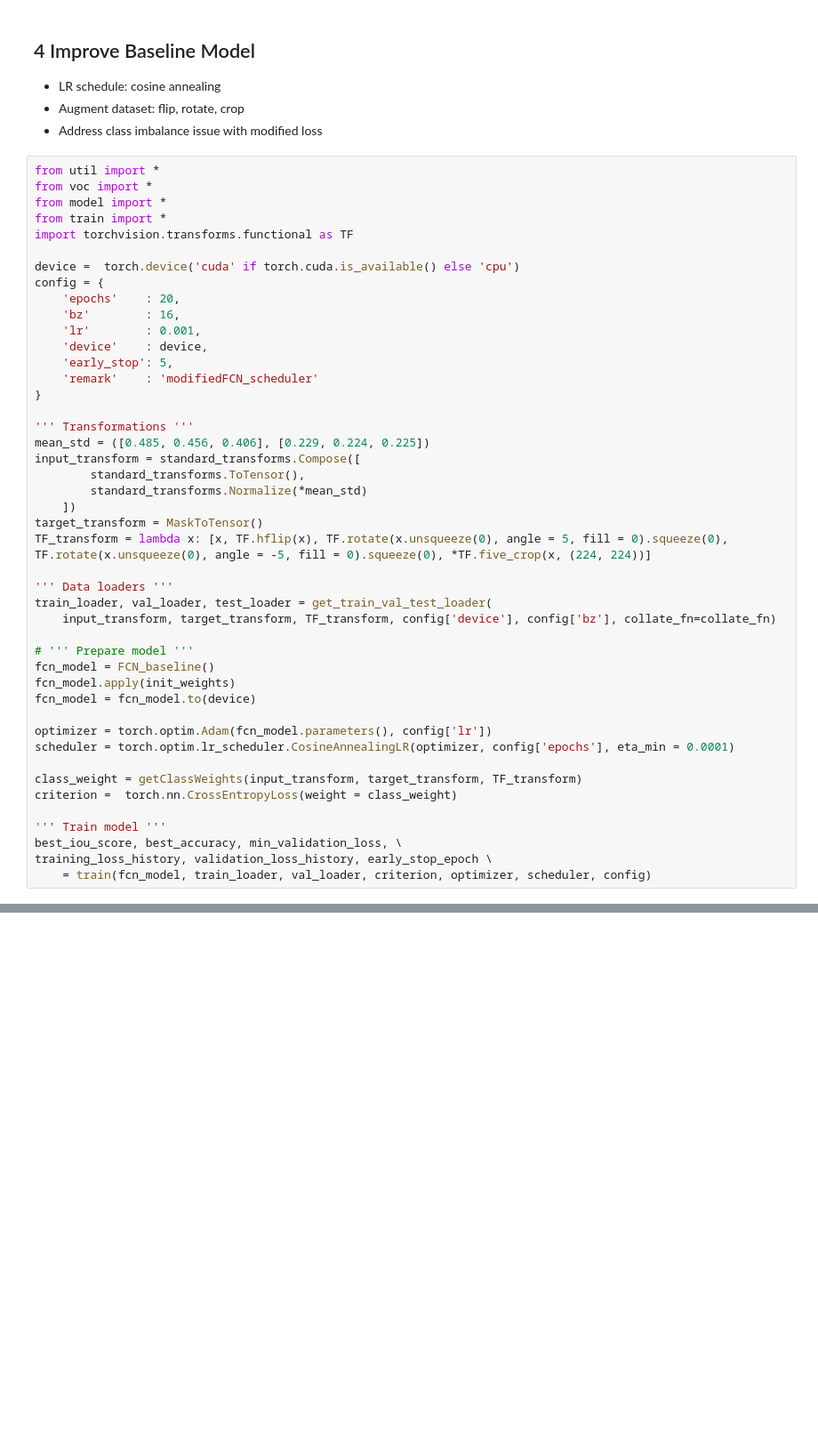
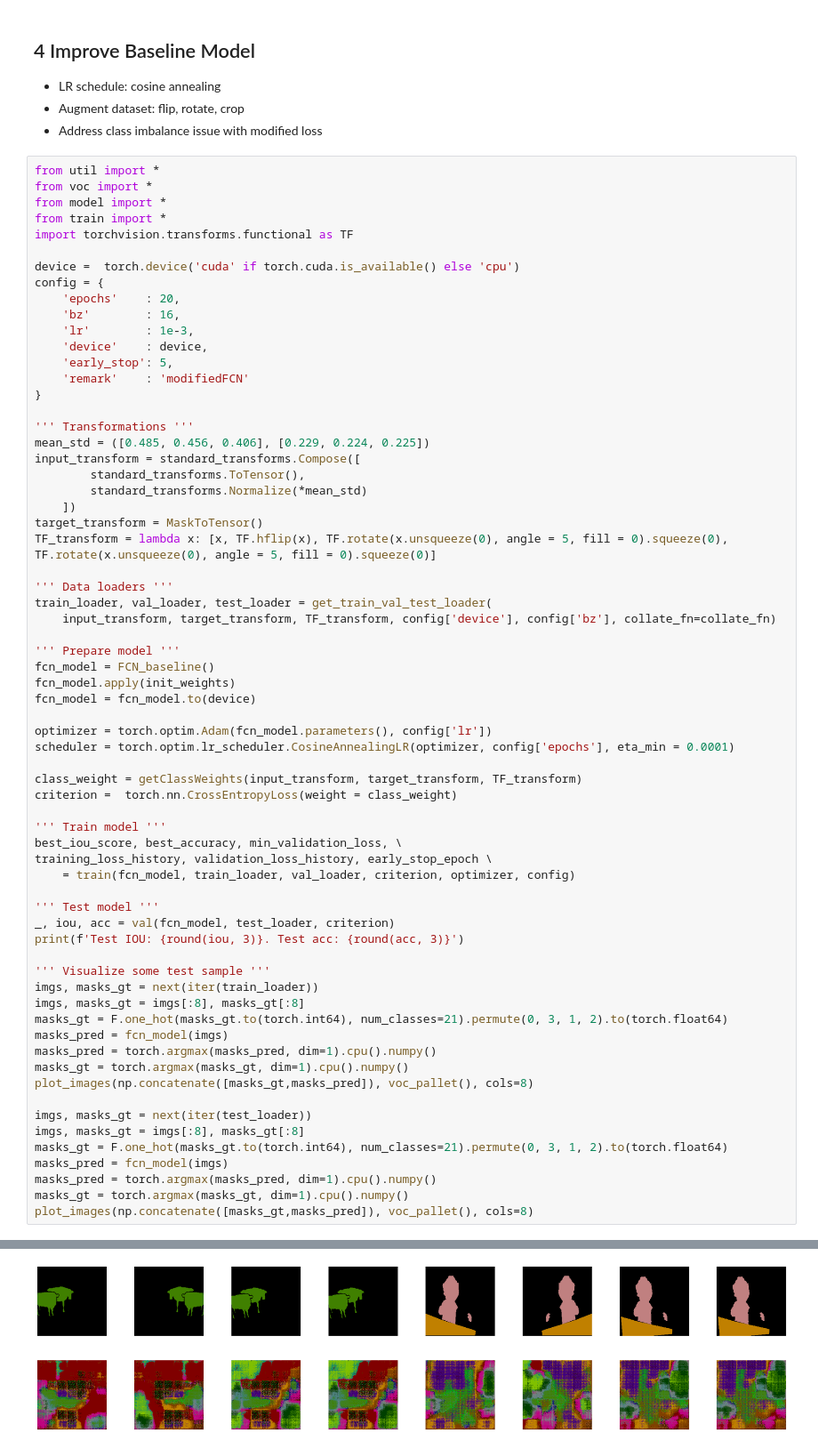
Before and after one commit to the-utkarshjain/Image-Segmentation, a Jupyter notebook: main.ipynb, the cells around one changed output, grey strips where cells are left out. Shown at 89% size. Cells and saved outputs as stored; diff of their text form; blank space fills up the shorter version.

```diff
--- a/main.ipynb
+++ b/main.ipynb
@@ -126,10 +135,10 @@ device =  torch.device('cuda' if torch.cuda.is_available() else 'cpu')
 config = {
     'epochs'    : 20,
     'bz'        : 16,
-    'lr'        : 0.001,
+    'lr'        : 1e-3,
     'device'    : device,
     'early_stop': 5,
-    'remark'    : 'modifiedFCN_scheduler'
+    'remark'    : 'modifiedFCN'
 }
 
 ''' Transformations '''
@@ -139,13 +148,13 @@ input_transform = standard_transforms.Compose([
         standard_transforms.Normalize(*mean_std)
     ])
 target_transform = MaskToTensor()
-TF_transform = lambda x: [x, TF.hflip(x), TF.rotate(x.unsqueeze(0), angle = 5, fill = 0).squeeze(0), TF.rotate(x.unsqueeze(0), angle = -5, fill = 0).squeeze(0), *TF.five_crop(x, (224, 224))]
+TF_transform = lambda x: [x, TF.hflip(x), TF.rotate(x.unsqueeze(0), angle = 5, fill = 0).squeeze(0), TF.rotate(x.unsqueeze(0), angle = 5, fill = 0).squeeze(0)]
 
 ''' Data loaders '''
 train_loader, val_loader, test_loader = get_train_val_test_loader(
     input_transform, target_transform, TF_transform, config['device'], config['bz'], collate_fn=collate_fn)
 
-# ''' Prepare model '''
+''' Prepare model '''
 fcn_model = FCN_baseline()
 fcn_model.apply(init_weights)
 fcn_model = fcn_model.to(device)
@@ -159,4 +168,26 @@ criterion =  torch.nn.CrossEntropyLoss(weight = class_weight)
 ''' Train model '''
 best_iou_score, best_accuracy, min_validation_loss, \
 training_loss_history, validation_loss_history, early_stop_epoch \
-    = train(fcn_model, train_loader, val_loader, criterion, optimizer, scheduler, config)
+    = train(fcn_model, train_loader, val_loader, criterion, optimizer, config)
+
+''' Test model '''
+_, iou, acc = val(fcn_model, test_loader, criterion)
+print(f'Test IOU: {round(iou, 3)}. Test acc: {round(acc, 3)}')
+
+''' Visualize some test sample '''
+imgs, masks_gt = next(iter(train_loader))
+imgs, masks_gt = imgs[:8], masks_gt[:8]
+masks_gt = F.one_hot(masks_gt.to(torch.int64), num_classes=21).permute(0, 3, 1, 2).to(torch.float64)
+masks_pred = fcn_model(imgs)
+masks_pred = torch.argmax(masks_pred, dim=1).cpu().numpy()
+masks_gt = torch.argmax(masks_gt, dim=1).cpu().numpy()
+plot_images(np.concatenate([masks_gt,masks_pred]), voc_pallet(), cols=8)
+
+imgs, masks_gt = next(iter(test_loader))
+imgs, masks_gt = imgs[:8], masks_gt[:8]
+masks_gt = F.one_hot(masks_gt.to(torch.int64), num_classes=21).permute(0, 3, 1, 2).to(torch.float64)
+masks_pred = fcn_model(imgs)
+masks_pred = torch.argmax(masks_pred, dim=1).cpu().numpy()
+masks_gt = torch.argmax(masks_gt, dim=1).cpu().numpy()
+plot_images(np.concatenate([masks_gt,masks_pred]), voc_pallet(), cols=8)
+# %% [output]
@@ -162,0 +198 @@ training_loss_history, validation_loss_history, early_stop_epoch \
+[figure, added]
```
Also changed, not shown: parts of 17 cells of this notebook, 7 other files.
